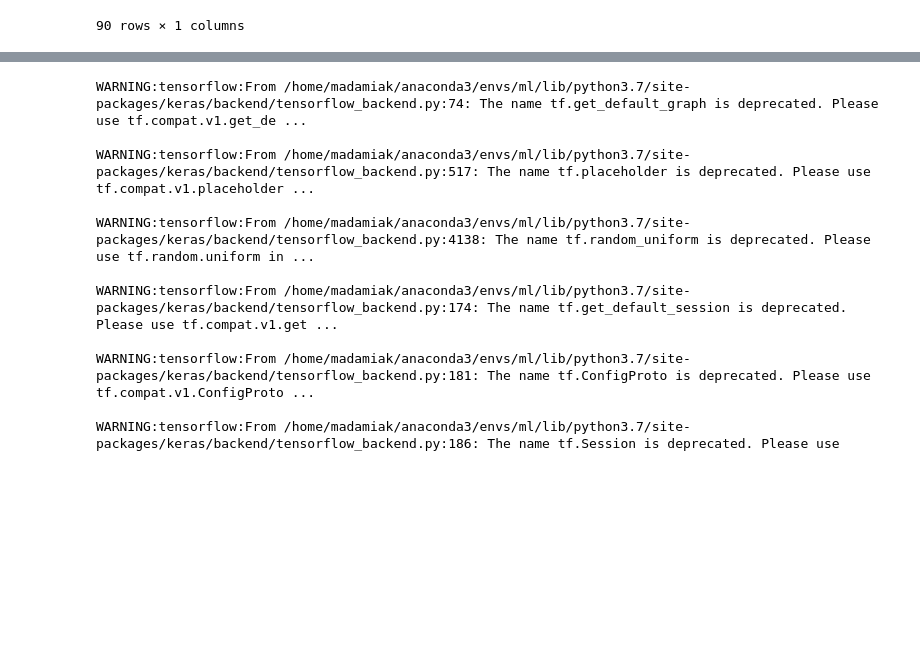
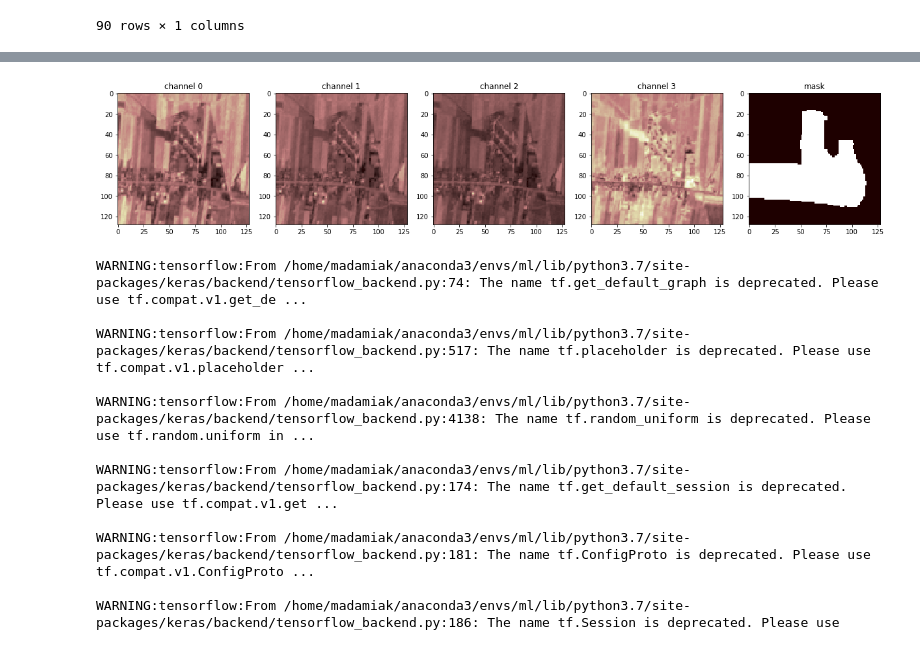
Before and after one commit to softwaremill/sentinel-cgan, a Jupyter notebook: notebooks/worksheet.ipynb, the cells around one changed output, grey strips where cells are left out. Saved outputs shown, nothing was run; the diff lists cells and outputs as text; code cells hidden in the pictures; blank space fills up the shorter version.

Commit message:
added plots

```diff
--- a/notebooks/worksheet.ipynb
+++ b/notebooks/worksheet.ipynb
@@ -35,3 +38,16 @@ pd.DataFrame({
+# %%
+fig, axs = plt.subplots(1, 5, figsize=(21,7))
+for index, ax in enumerate(axs):
+    if index < 4:
+        ax.imshow(l[0][:, :, index], cmap='pink')
+        ax.set_title('channel %s' % index)
+    else:
+        ax.imshow(r[0][:, :, 0], cmap='pink')
+        ax.set_title('mask')
+
+plt.savefig('../figs/sample.png')
+# %% [output]
+[figure, added]
 # %%
 generative_network = GenerativeNetwork()
 gen_model = generative_network.build(init_filters=32, input_shape=(128, 128, 4))
```
Also changed, not shown: parts of 2 cells of this notebook, 2 other files.
